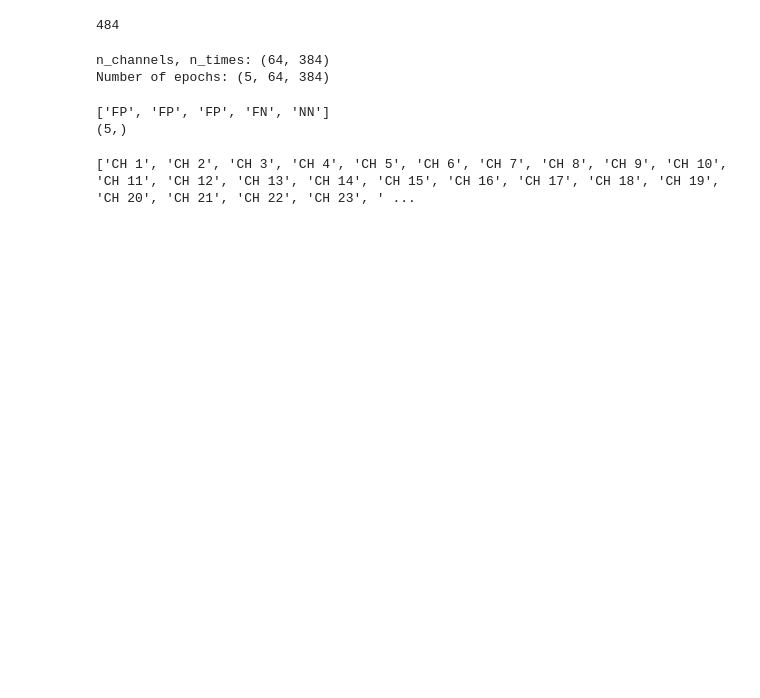
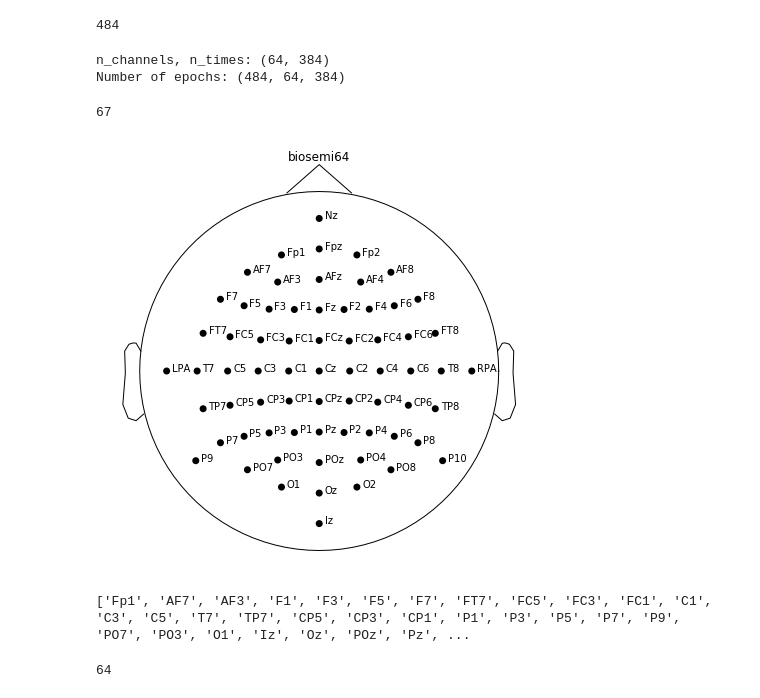
Before and after one commit to aath0/AlgorithmsNeuroscience, a Jupyter notebook: Tutorials/study1.ipynb, the cells around one changed output. Cells and saved outputs as stored; diff of their text form; code cells hidden in the pictures; blank space fills up the shorter version.

Commit message:
data is loaded successfully

```diff
--- a/Tutorials/study1.ipynb
+++ b/Tutorials/study1.ipynb
@@ -19,17 +23,16 @@ print(len(files))
 tmp = np.loadtxt(files[0], delimiter=',')
 n_channels = tmp.shape[0]
 n_times = tmp.shape[1]
-files= files[:5]
 participant_data = np.ndarray((len(files),n_channels,n_times))
 
 for trial in range(1,len(files)):
     new_data = np.loadtxt(files[trial], delimiter=',')
     if trial == 1:
-        print('n_channels, n_times: ' + str(data.shape))
+        print('n_channels, n_times: ' + str(new_data.shape))
     participant_data[trial] = new_data
 
 print('Number of epochs: ' + str(participant_data.shape))
 # %% [output]
 n_channels, n_times: (64, 384)
-Number of epochs: (5, 64, 384)
+Number of epochs: (484, 64, 384)
 # %%
@@ -39,18 +42,19 @@ for f in files:
     res = f.split('_')
     epochs_events.append(res[-2])
 # %%
+#Prepare the events for epochs object
 unique_events = list(set(epochs_events))
 unique_events_num = [i for i in range(len(unique_events))]
-epoch_events_num = []
+epoch_events_num = np.ndarray((len(epochs_events),3),int)
 
+#Events parameter of epochs object is a numpyt ndarray which has dimensions as (n_epochs,3).
+#It has the following structure for each epoch: (event_sample, previous_event_id, event_id)
 for i in range(len(epochs_events)):
     for j in range(len(unique_events)):
         if epochs_events[i] == unique_events[j]:
-            epoch_events_num.append(unique_events_num[j])
-
-print(epochs_events)
-epoch_events_num = np.asanyarray(epoch_events_num)
-print(epoch_events_num.shape)
+            epoch_events_num[i,2] = unique_events_num[j]
+            if i >0:
+                epoch_events_num[i,1] = epoch_events_num[i-1,2]
+            else:
+                epoch_events_num[i,1] = unique_events_num[j]
+        epoch_events_num[i,0] = i
-# %% [output]
-['FP', 'FP', 'FP', 'FN', 'NN']
-(5,)
@@ -66,6 +61,25 @@ sfreq = 256  # Hz
-# %%
-print(ch_names)
-# %% [output]
-['CH 1', 'CH 2', 'CH 3', 'CH 4', 'CH 5', 'CH 6', 'CH 7', 'CH 8', 'CH 9', 'CH 10', 'CH 11', 'CH 12', 'CH 13', 'CH 14', 'CH 15', 'CH 16', 'CH 17', 'CH 18', 'CH 19', 'CH 20', 'CH 21', 'CH 22', 'CH 23', ' ...
+# %%
+# Get the positions of channels
+# biosemi with 64 channels is the device that this eeg dataset is collected with
+
+montage = mne.channels.read_montage('biosemi64')
+print(len(montage.ch_names))
+montage.plot(show_names=True)
+print(montage.ch_names)
+# %% [output]
+67
+[figure, added]
+['Fp1', 'AF7', 'AF3', 'F1', 'F3', 'F5', 'F7', 'FT7', 'FC5', 'FC3', 'FC1', 'C1', 'C3', 'C5', 'T7', 'TP7', 'CP5', 'CP3', 'CP1', 'P1', 'P3', 'P5', 'P7', 'P9', 'PO7', 'PO3', 'O1', 'Iz', 'Oz', 'POz', 'Pz', ...
+# %%
+# Remove the fiducial channels
+n_channels = 64
+fiducials = ['Nz', 'LPA', 'RPA']
+ch_names = montage.ch_names
+ch_names = [x for x in ch_names if x not in fiducials]
+print(len(ch_names))
+# Sampling rate
+sfreq = 256  # Hz
+# %% [output]
+64
 # %%
 %matplotlib inline
```
Also changed, not shown: parts of 9 cells of this notebook.
